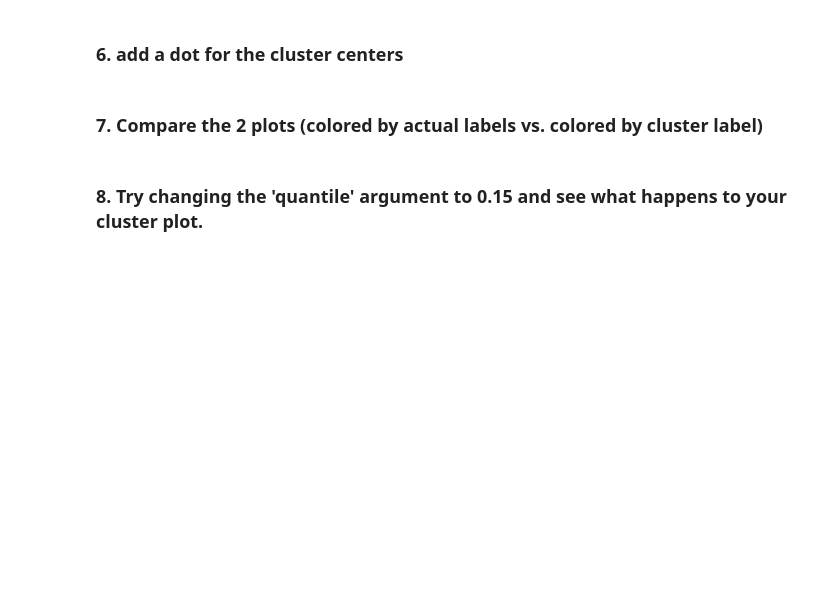
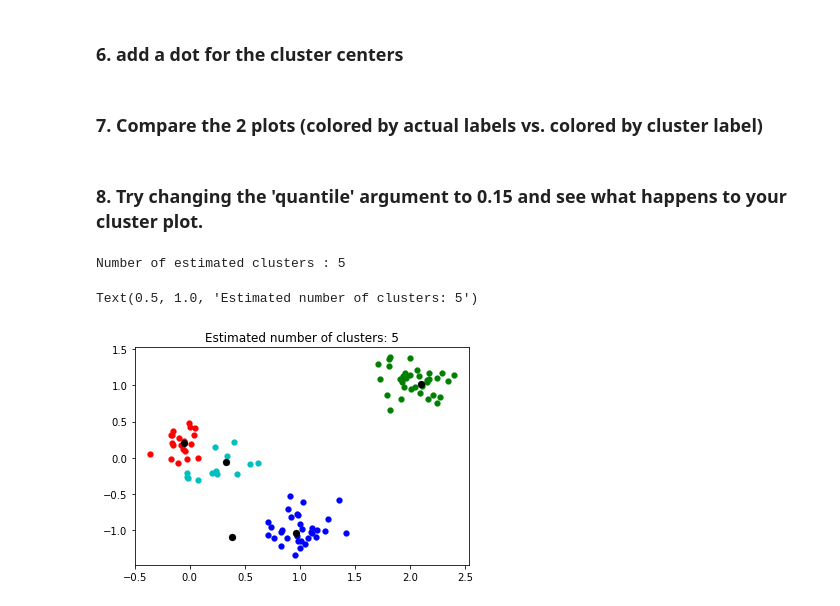
Before and after one commit to Peter-Rambeck/python_week_handin, a Jupyter notebook: Week_9.ipynb, the cells around one changed output. Drawn from its saved outputs; the diff is of its cells as text; code cells hidden in the pictures; blank space fills up the shorter version.

```diff
--- a/Week_9.ipynb
+++ b/Week_9.ipynb
@@ -112,3 +119,43 @@ NameError: name 'mean_shift' is not defined
 ### 7. Compare the 2 plots (colored by actual labels vs. colored by cluster label)
 # %% [markdown]
 ### 8. Try changing the 'quantile' argument to 0.15 and see what happens to your cluster plot.
+# %%
+def mean_shift2(subset):
+    bandwidth = estimate_bandwidth(subset, quantile=0.15)
+
+    ms = MeanShift(bandwidth=bandwidth, bin_seeding=True)
+    ms.fit(subset)
+    labels = ms.labels_
+    cluster_centers = ms.cluster_centers_
+
+    labels_unique = np.unique(labels)
+    n_clusters = len(labels_unique)
+
+    print('Number of estimated clusters : {}'.format(n_clusters))
+
+    return labels, cluster_centers, n_clusters
+# %%
+centers = [[2, 1], [0, 0], [1, -1]] # centers are now 2-d
+data_2d, _ = make_blobs(centers=centers, cluster_std=0.2)
+
+labels, cluster_centers, n_clusters = mean_shift2(data_2d)
+
+# Plot the clusters in different colors
+fig = plt.figure()
+ax = fig.add_subplot()
+
+colors = cycle('bgrcmykbgrcmykbgrcmykbgrcmyk')
+for k, col in zip(range(n_clusters), colors):
+    my_members = (labels == k)
+    cluster_center = cluster_centers[k]
+
+    x, y = data_2d[my_members,0], data_2d[my_members,1]
+    ax.scatter(x, y, c=col, linewidth=0.2)
+    ax.scatter(cluster_center[0], cluster_center[1], c='k', s=50,  linewidth=0.2)
+
+
+plt.title('Estimated number of clusters: {}'.format(n_clusters))
+# %% [output]
+Number of estimated clusters : 5
+Text(0.5, 1.0, 'Estimated number of clusters: 5')
+[figure, added]
```
Also changed, not shown: parts of 8 cells of this notebook.
